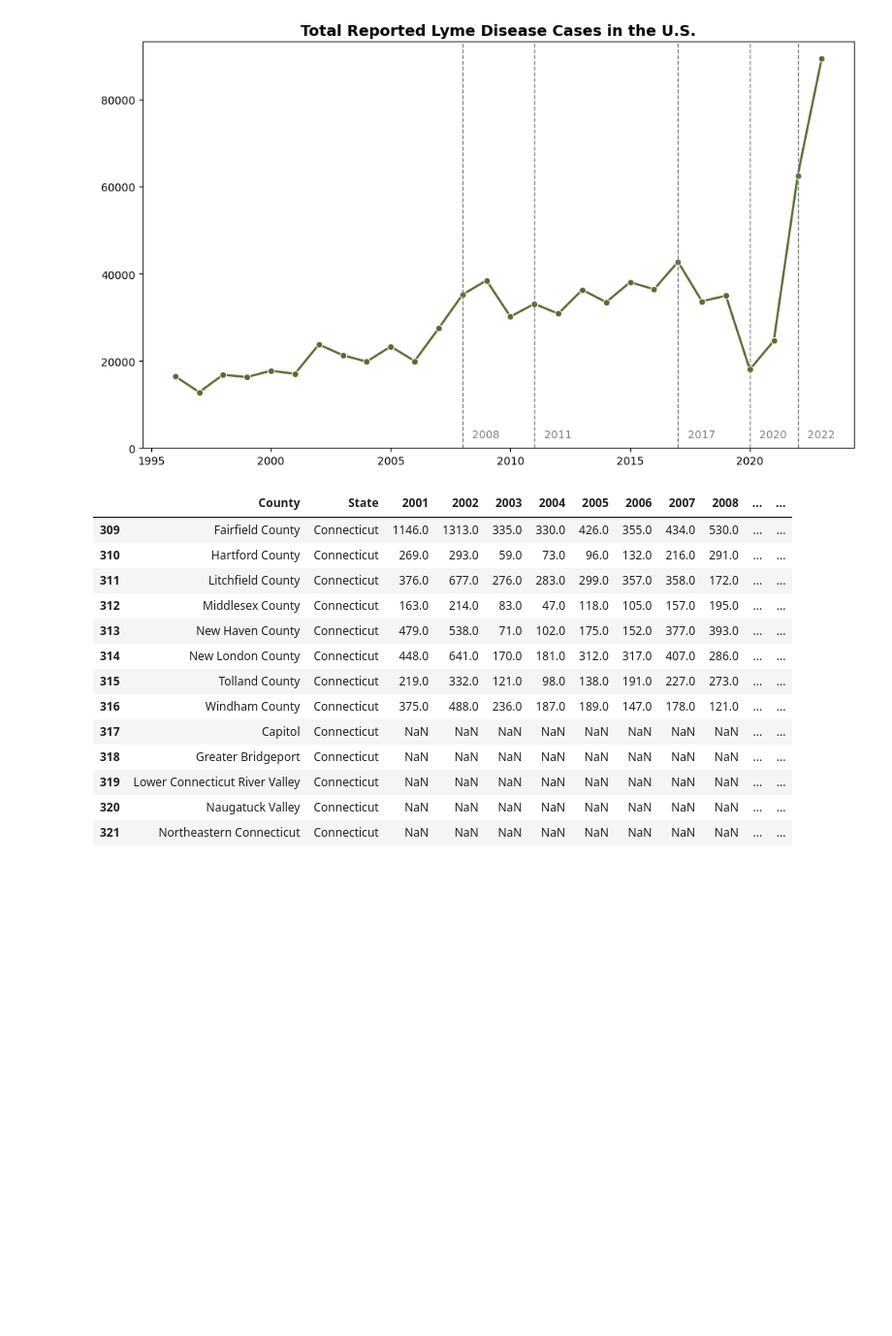
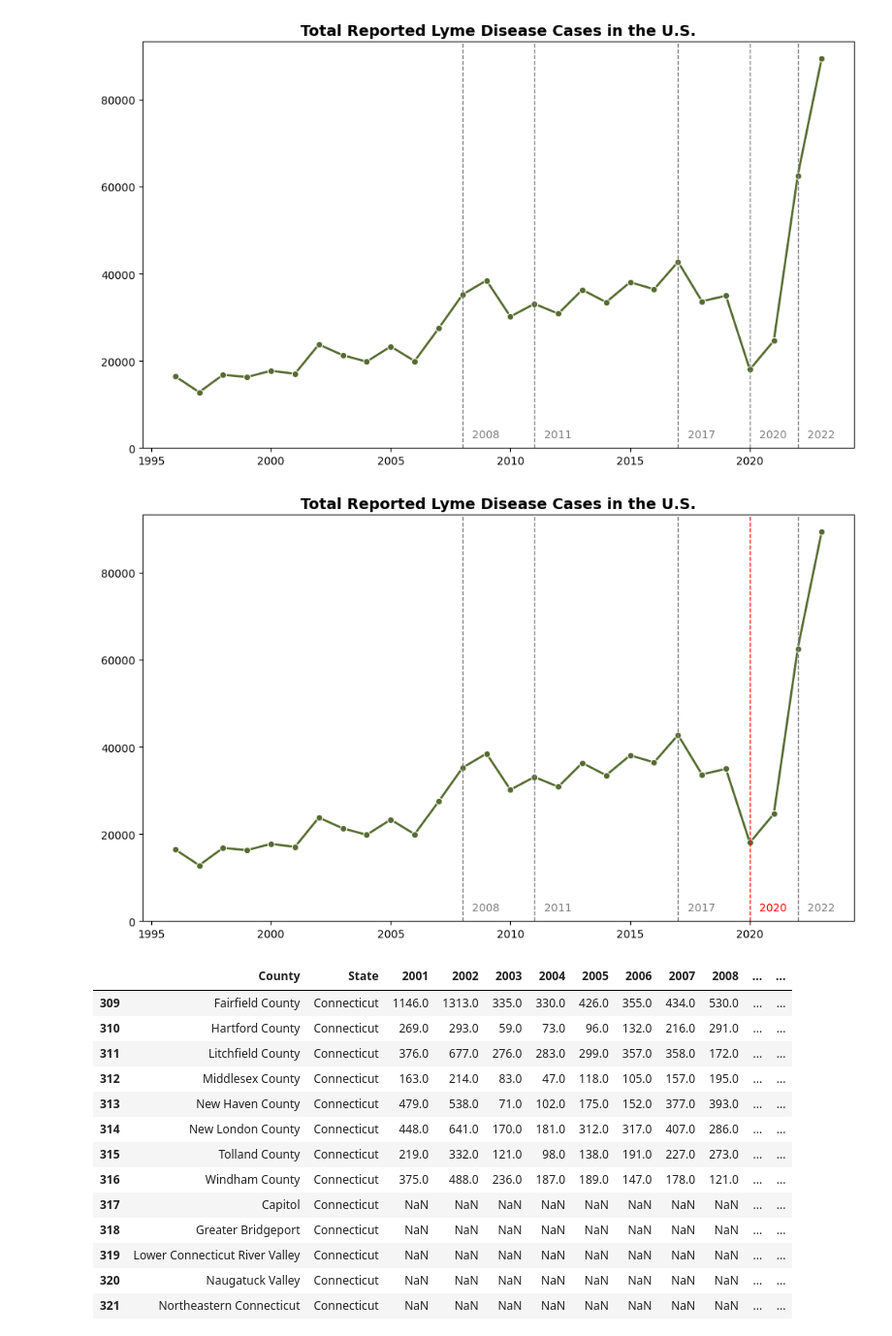
Before and after one commit to dzapata915/Lyme_Disease, a Jupyter notebook: notebooks/Lyme_Disease.ipynb, the cells around one changed output. Shown at 97% size. Saved outputs shown, nothing was run; the diff lists cells and outputs as text; code cells hidden in the pictures; blank space fills up the shorter version.

```diff
--- a/notebooks/Lyme_Disease.ipynb
+++ b/notebooks/Lyme_Disease.ipynb
@@ -62,6 +62,50 @@ plt.tight_layout()
 plt.show()
 # %% [output]
 [figure]
+# %%
+plt.figure(figsize=(10, 6))
+
+
+sns.lineplot(
+    data=overall_LDcase_count,
+    x='Year',
+    y='Cases',
+    marker='o',
+    color='#556B2F',
+    linewidth=2,
+    markersize=6
+)
+
+
+key_years = [2008, 2011, 2017, 2020, 2022]
+label_offset = 0.4
+
+
+for year in key_years:
+    if year == 2020:
+        line_color = 'red'
+        text_color = 'red'
+    else:
+        line_color = 'gray'
+        text_color = 'gray'
+
+    plt.axvline(x=year, color=line_color, linestyle='--', linewidth=1)
+    plt.text(year + label_offset, max(overall_LDcase_count['Cases']) * 0.02, str(year),
+             rotation=0,
+             verticalalignment='bottom',
+             horizontalalignment='left',
+             fontsize=10,
+             color=text_color)
+
+
+plt.title('Total Reported Lyme Disease Cases in the U.S.', fontsize=14, fontweight='bold')
+plt.xlabel('', fontsize=12)
+plt.ylabel('', fontsize=12)
+plt.ylim(bottom=0)
+plt.tight_layout()
+plt.show()
+# %% [output]
+[figure, added]
 # %%
 county_case =pd.read_csv('../../data/Case_County_2001-2023.csv')
 # %%
```
Also changed, not shown: 3 other files.
